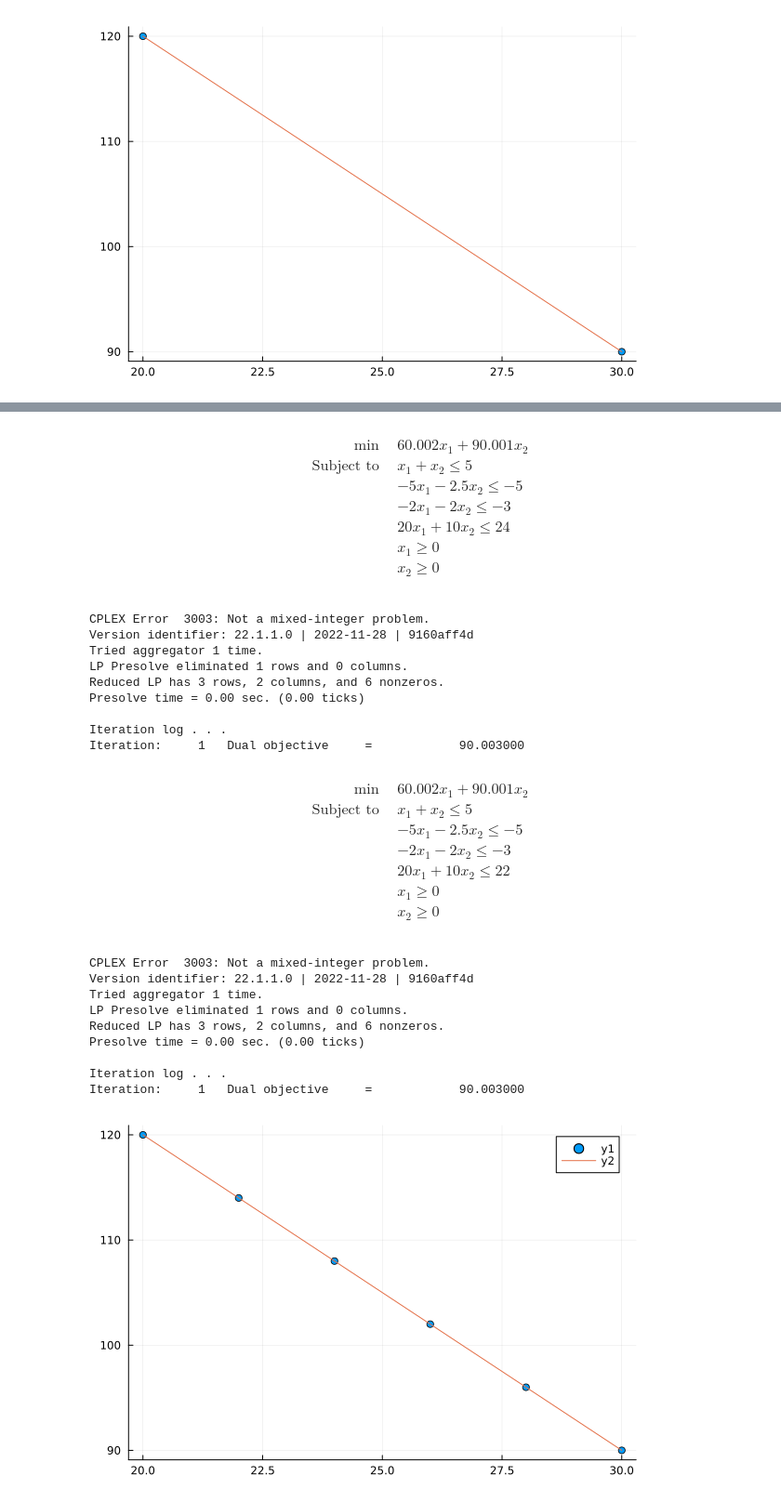
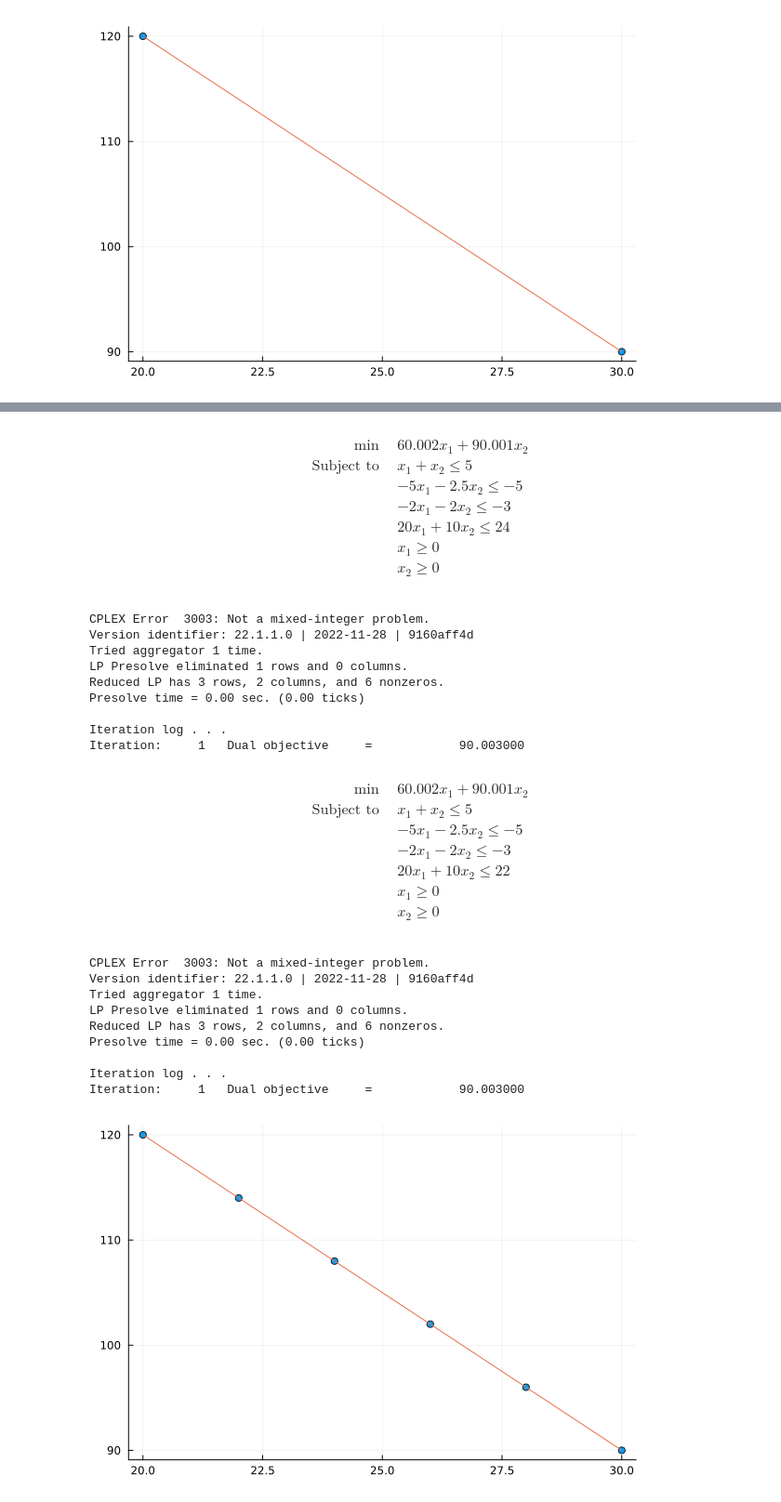
Before and after one commit to Daniel-C-Fernandes/julia, a Jupyter notebook: epsilon-restrito-aula-tópicos.ipynb, the cells around one changed output, grey strips where cells are left out. Shown: that part at 93% size. Cells and saved outputs as stored; diff of their text form; code cells hidden in the pictures.

```diff
--- a/epsilon-restrito-aula-tópicos.ipynb
+++ b/epsilon-restrito-aula-tópicos.ipynb
@@ -188,7 +188,7 @@ for repeticao = 1:(n-1)
     # Variáveis de decisão
     @variable(model, x[1:2] >= 0)
 
-    # Função objetivo z2
+    # Função objetivo z2 com adição de M*z1
     @objective(model, Min, C[:,2]'x + M*C[:,1]'x)
 
     gap = epsilon*repeticao
@@ -209,7 +209,7 @@ for repeticao = 1:(n-1)
 end
 
 # Gráfico
-scatter(R[1,:],R[2,:])
+scatter(R[1,:],R[2,:], legend = false)
 plot!(R[1,:],R[2,:])
 # %% [output]
 $$ \begin{aligned}
@@ -257,31 +257,31 @@ $$ \begin{aligned}
  & x_{1} \geq 0\\
  & x_{2} \geq 0\\
 \end{aligned} $$
 CPLEX Error  3003: Not a mixed-integer problem.
 Version identifier: 22.1.1.0 | 2022-11-28 | 9160aff4d
 Tried aggregator 1 time.
 LP Presolve eliminated 1 rows and 0 columns.
 Reduced LP has 3 rows, 2 columns, and 6 nonzeros.
 Presolve time = 0.00 sec. (0.00 ticks)
 
 Iteration log . . .
 Iteration:     1   Dual objective     =            90.003000
 $$ \begin{aligned}
 \min\quad & 60.002 x_{1} + 90.001 x_{2}\\
 \text{Subject to} \quad & x_{1} + x_{2} \leq 5\\
  & -5 x_{1} - 2.5 x_{2} \leq -5\\
  & -2 x_{1} - 2 x_{2} \leq -3\\
  & 20 x_{1} + 10 x_{2} \leq 22\\
  & x_{1} \geq 0\\
  & x_{2} \geq 0\\
 \end{aligned} $$
 CPLEX Error  3003: Not a mixed-integer problem.
 Version identifier: 22.1.1.0 | 2022-11-28 | 9160aff4d
 Tried aggregator 1 time.
 LP Presolve eliminated 1 rows and 0 columns.
 Reduced LP has 3 rows, 2 columns, and 6 nonzeros.
 Presolve time = 0.00 sec. (0.00 ticks)
 
 Iteration log . . .
 Iteration:     1   Dual objective     =            90.003000
-[figure, old version]
+[figure, new version]
```
